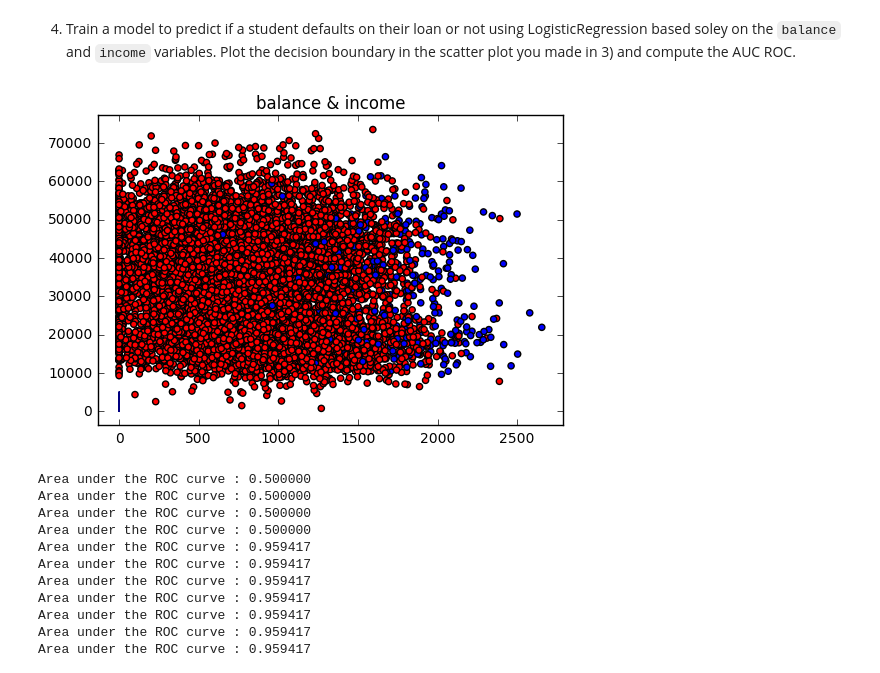
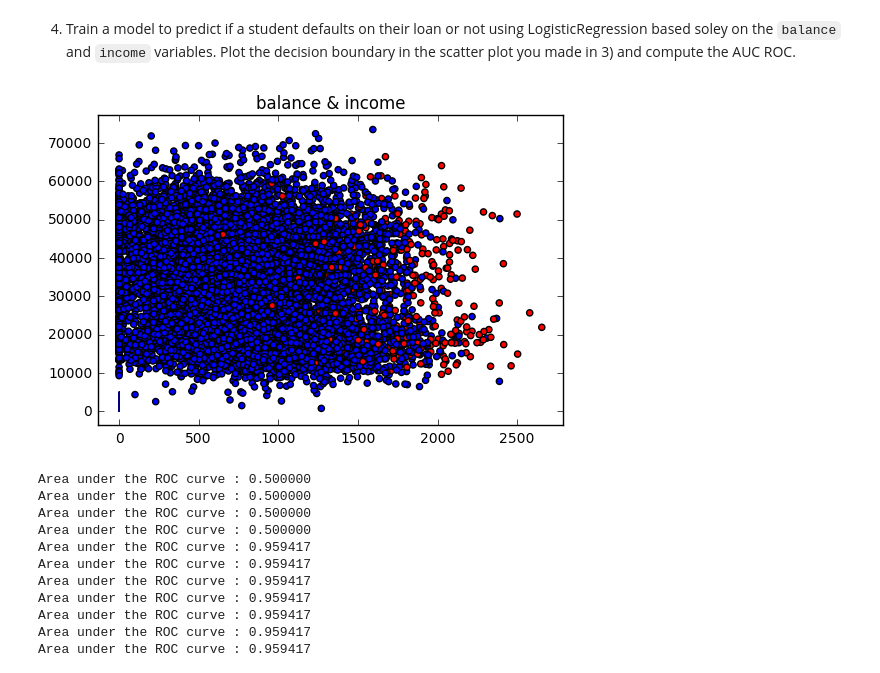
Before and after one commit to Columbia-Intro-Data-Science/python-introduction-LingxiangYu, a Jupyter notebook: LY2305_HW3.ipynb, the cells around one changed output. Saved outputs shown, nothing was run; the diff lists cells and outputs as text; code cells hidden in the pictures.

```diff
--- a/LY2305_HW3.ipynb
+++ b/LY2305_HW3.ipynb
@@ -119,15 +119,15 @@ probs = model1.predict_proba(X1_test)
 #plt.show()
 # %%
 fig, ax = plt.subplots()
-col = {0:'red', 1:'blue'}
+col = {0:'blue', 1:'red'}
 ax.scatter(data_final.balance, data_final.income, c=data_final['default'].apply(lambda x: col[x]))
 plt.title('balance & income')
 
 #plt.plot(data_final.balance, data_final.balance*coeff1[0,1] + inter1[0], 'black')
 ax.contour(X1_test,probs, levels=[0.5], color="green")
 plt.show()
 # %% [output]
-[figure, old version]
+[figure, new version]
 # %%
 #compute AUC ROC
 def generate_auc(X,y,clf_class,**kwargs):
```
Also changed, not shown: parts of 1 cell of this notebook.
